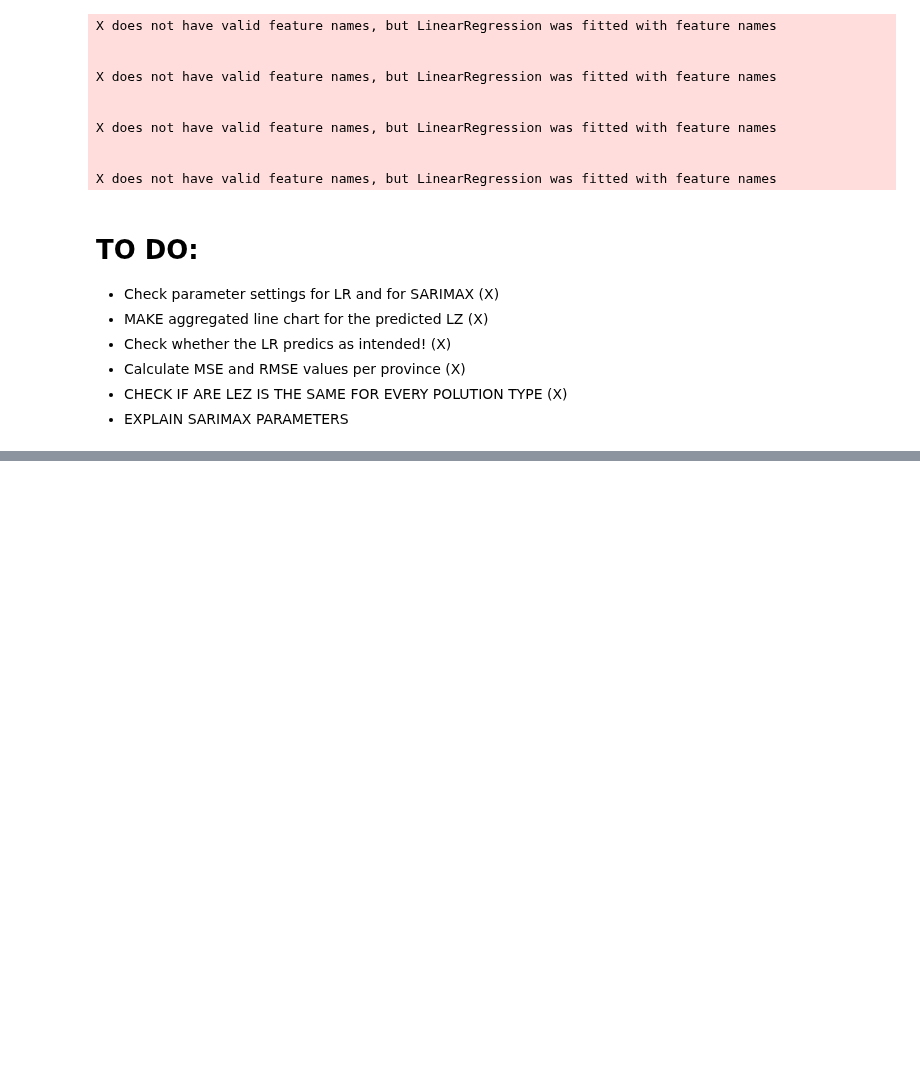
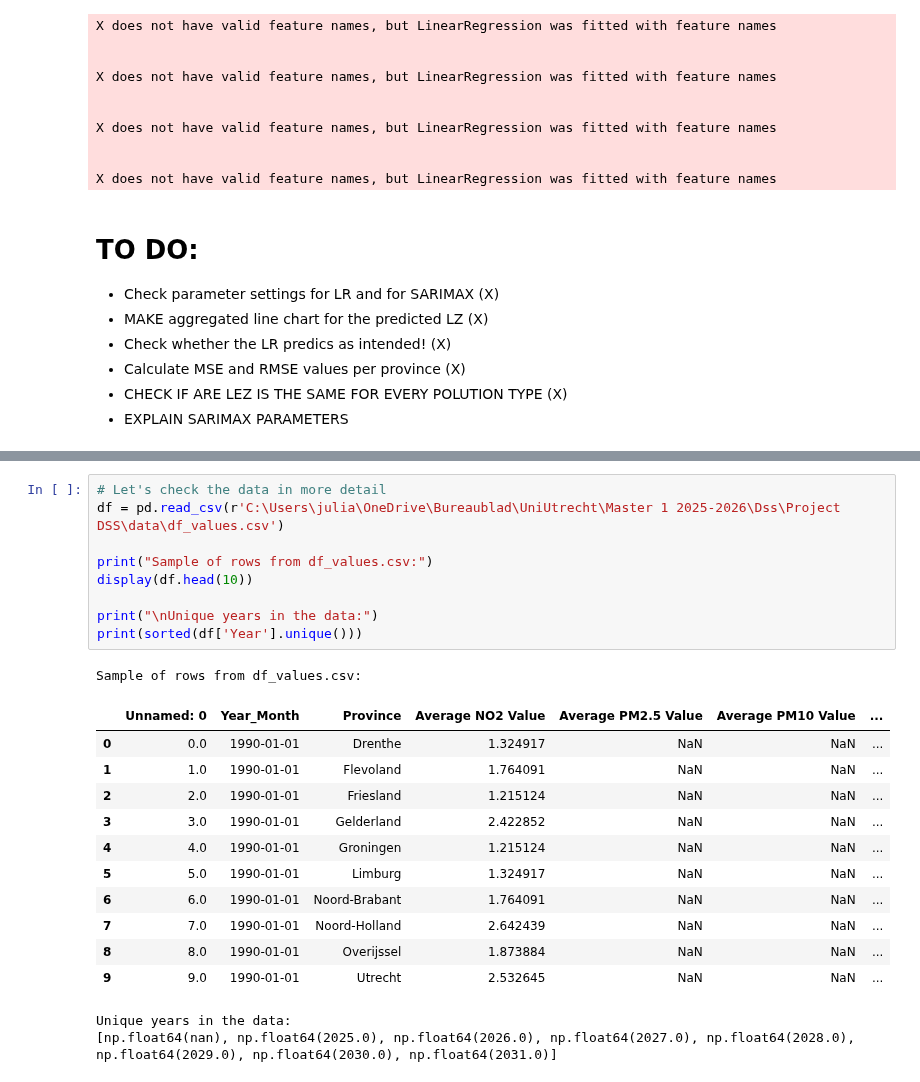
Before and after one commit to R-Zaid/DSS-project, a Jupyter notebook: main/Prediction/Prediction SARIMAX and LEZ LR.ipynb, the cells around one changed output, grey strips where cells are left out. Saved outputs shown, nothing was run; the diff lists cells and outputs as text; blank space fills up the shorter version.

```diff
--- a/main/Prediction/Prediction SARIMAX and LEZ LR.ipynb
+++ b/main/Prediction/Prediction SARIMAX and LEZ LR.ipynb
@@ -1401,0 +1631,24 @@ X does not have valid feature names, but LinearRegression was fitted with featur
+# %%
+# Let's check the data in more detail
+df = pd.read_csv(r'C:\Users\julia\OneDrive\Bureaublad\UniUtrecht\Master 1 2025-2026\Dss\Project DSS\data\df_values.csv')
+
+print("Sample of rows from df_values.csv:")
+display(df.head(10))
+
+print("\nUnique years in the data:")
+print(sorted(df['Year'].unique()))
+# %% [output]
+Sample of rows from df_values.csv:
+|  | Unnamed: 0 | Year_Month | Province | Average NO2 Value | Average PM2.5 Value | Average PM10 Value | ... |
+| 0 | 0.0 | 1990-01-01 | Drenthe | 1.324917 | NaN | NaN | ... |
+| 1 | 1.0 | 1990-01-01 | Flevoland | 1.764091 | NaN | NaN | ... |
+| 2 | 2.0 | 1990-01-01 | Friesland | 1.215124 | NaN | NaN | ... |
+| 3 | 3.0 | 1990-01-01 | Gelderland | 2.422852 | NaN | NaN | ... |
+| 4 | 4.0 | 1990-01-01 | Groningen | 1.215124 | NaN | NaN | ... |
+| 5 | 5.0 | 1990-01-01 | Limburg | 1.324917 | NaN | NaN | ... |
+| 6 | 6.0 | 1990-01-01 | Noord-Brabant | 1.764091 | NaN | NaN | ... |
+| 7 | 7.0 | 1990-01-01 | Noord-Holland | 2.642439 | NaN | NaN | ... |
+| 8 | 8.0 | 1990-01-01 | Overijssel | 1.873884 | NaN | NaN | ... |
+| 9 | 9.0 | 1990-01-01 | Utrecht | 2.532645 | NaN | NaN | ... |
+Unique years in the data:
+[np.float64(nan), np.float64(2025.0), np.float64(2026.0), np.float64(2027.0), np.float64(2028.0), np.float64(2029.0), np.float64(2030.0), np.float64(2031.0)]
```
Also changed, not shown: parts of 11 cells of this notebook, 9 other files.
